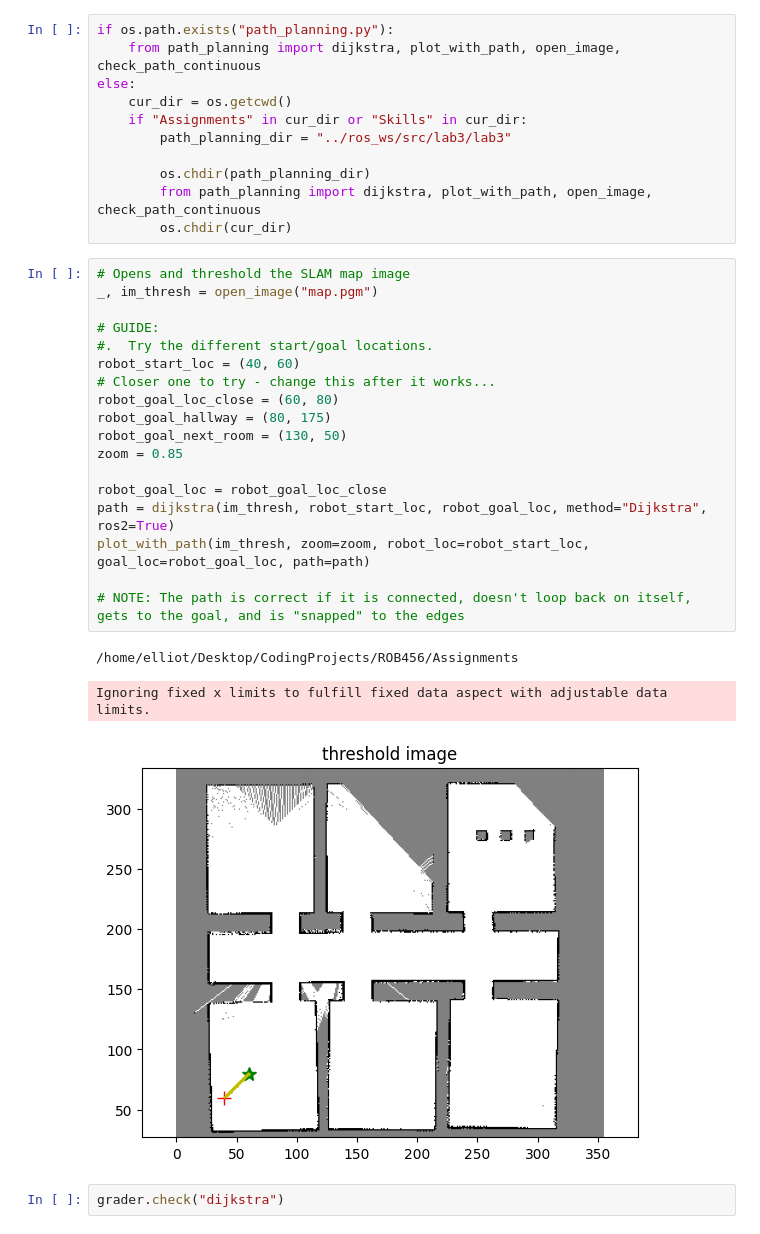
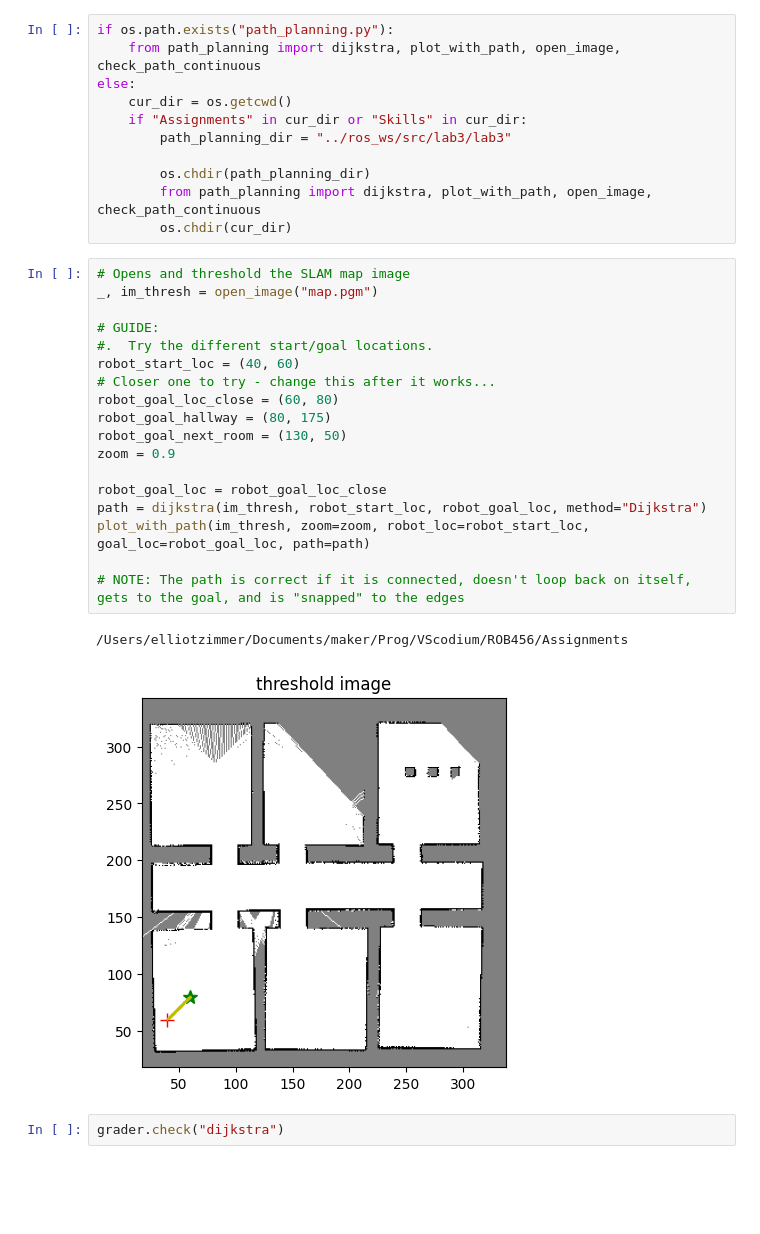
Before and after one commit to ZimHockey13/ROB456, a Jupyter notebook: Assignments/check_dijkstra.ipynb, the cells around one changed output. Cells and saved outputs as stored; diff of their text form; blank space fills up the shorter version.

```diff
--- a/Assignments/check_dijkstra.ipynb
+++ b/Assignments/check_dijkstra.ipynb
@@ -45,25 +49,24 @@ else:
 # %%
 # Opens and threshold the SLAM map image
 _, im_thresh = open_image("map.pgm")
 
 # GUIDE:
 #.  Try the different start/goal locations.
 robot_start_loc = (40, 60)
 # Closer one to try - change this after it works...
 robot_goal_loc_close = (60, 80)
 robot_goal_hallway = (80, 175)
 robot_goal_next_room = (130, 50)
-zoom = 0.85
+zoom = 0.9
 
 robot_goal_loc = robot_goal_loc_close
-path = dijkstra(im_thresh, robot_start_loc, robot_goal_loc, method="Dijkstra", ros2=True)
+path = dijkstra(im_thresh, robot_start_loc, robot_goal_loc, method="Dijkstra")
 plot_with_path(im_thresh, zoom=zoom, robot_loc=robot_start_loc, goal_loc=robot_goal_loc, path=path)
 
 # NOTE: The path is correct if it is connected, doesn't loop back on itself, gets to the goal, and is "snapped" to the edges
 # %% [output]
-/home/elliot/Desktop/CodingProjects/ROB456/Assignments
+/Users/elliotzimmer/Documents/maker/Prog/VScodium/ROB456/Assignments
-Ignoring fixed x limits to fulfill fixed data aspect with adjustable data limits.
-[figure, old version]
+[figure, new version]
 # %%
 grader.check("dijkstra")
 # %% [output]
```
Also changed, not shown: parts of 8 cells of this notebook, 2 other files.
